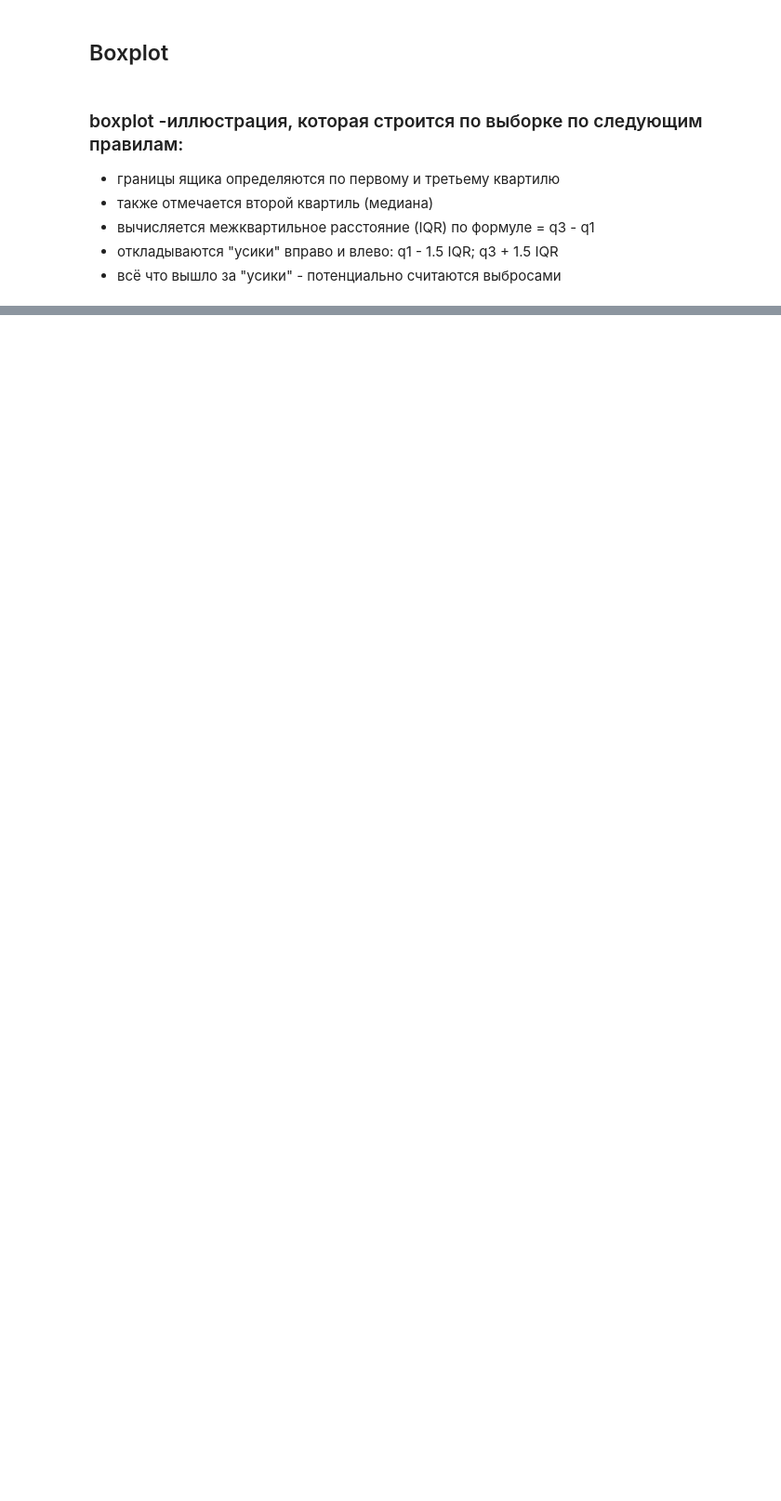
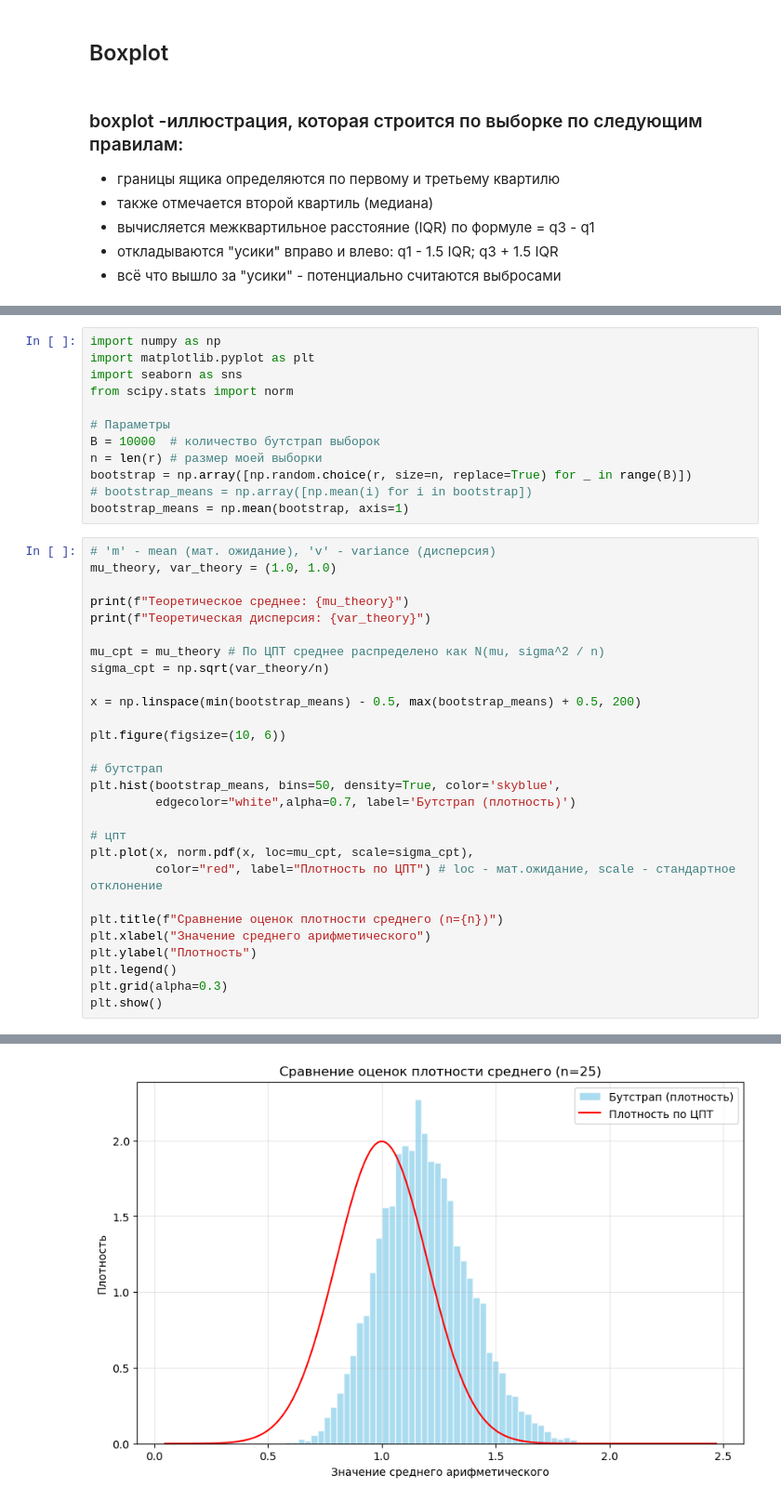
Before and after one commit to d1maal/math_stats, a Jupyter notebook: first/2/1-T2.ipynb, the cells around one changed output, grey strips where cells are left out. Shown at 93% size. Cells and saved outputs as stored; diff of their text form; blank space fills up the shorter version.

```diff
--- a/first/2/1-T2.ipynb
+++ b/first/2/1-T2.ipynb
@@ -137,0 +140,41 @@ plt.show()
+# %%
+import numpy as np
+import matplotlib.pyplot as plt
+import seaborn as sns
+from scipy.stats import norm
+
+# Параметры
+B = 10000  # количество бутстрап выборок
+n = len(r) # размер моей выборки
+bootstrap = np.array([np.random.choice(r, size=n, replace=True) for _ in range(B)])
+# bootstrap_means = np.array([np.mean(i) for i in bootstrap])
+bootstrap_means = np.mean(bootstrap, axis=1)
+# %%
+# 'm' - mean (мат. ожидание), 'v' - variance (дисперсия)
+mu_theory, var_theory = (1.0, 1.0)
+
+print(f"Теоретическое среднее: {mu_theory}")
+print(f"Теоретическая дисперсия: {var_theory}")
+
+mu_cpt = mu_theory # По ЦПТ среднее распределено как N(mu, sigma^2 / n)
+sigma_cpt = np.sqrt(var_theory/n)
+
+x = np.linspace(min(bootstrap_means) - 0.5, max(bootstrap_means) + 0.5, 200)
+
+plt.figure(figsize=(10, 6))
+
+# бутстрап
+plt.hist(bootstrap_means, bins=50, density=True, color='skyblue',
+         edgecolor="white",alpha=0.7, label='Бутстрап (плотность)')
+
+# цпт
+plt.plot(x, norm.pdf(x, loc=mu_cpt, scale=sigma_cpt),
+         color="red", label="Плотность по ЦПТ") # loc - мат.ожидание, scale - стандартное отклонение
+
+plt.title(f"Сравнение оценок плотности среднего (n={n})")
+plt.xlabel("Значение среднего арифметического")
+plt.ylabel("Плотность")
+plt.legend()
+plt.grid(alpha=0.3)
+plt.show()
+# %% [output]
@@ -137,0 +183 @@ plt.show()
+[figure, added]
```
Also changed, not shown: parts of 20 cells of this notebook, 1 other file.
